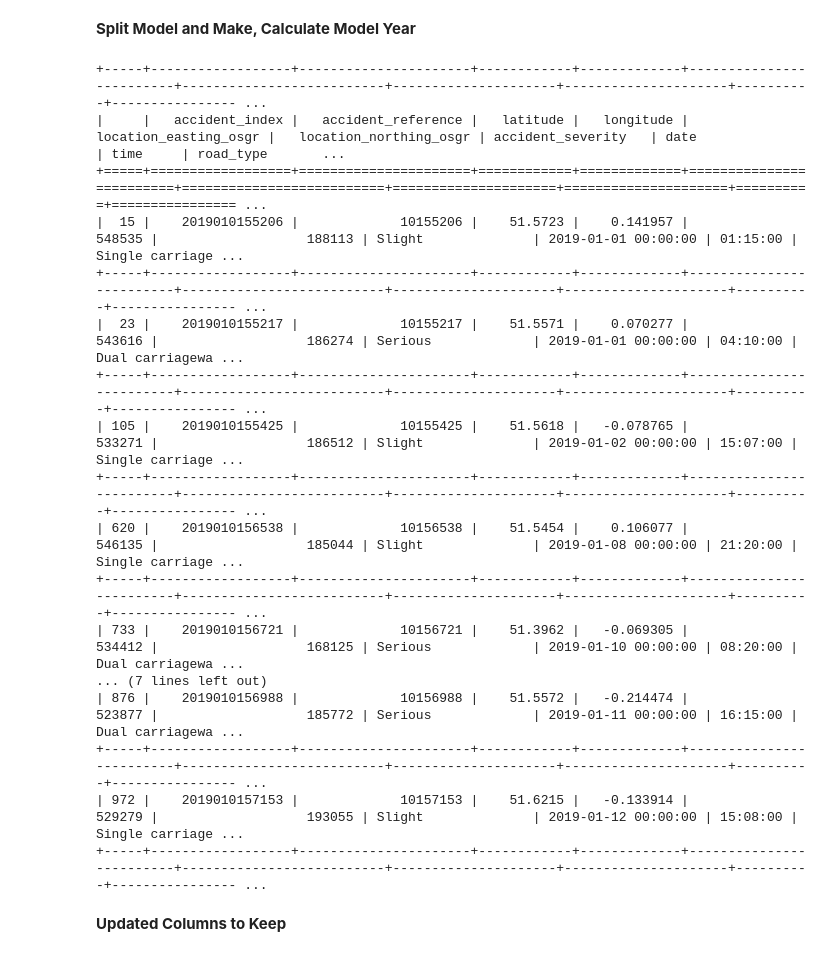
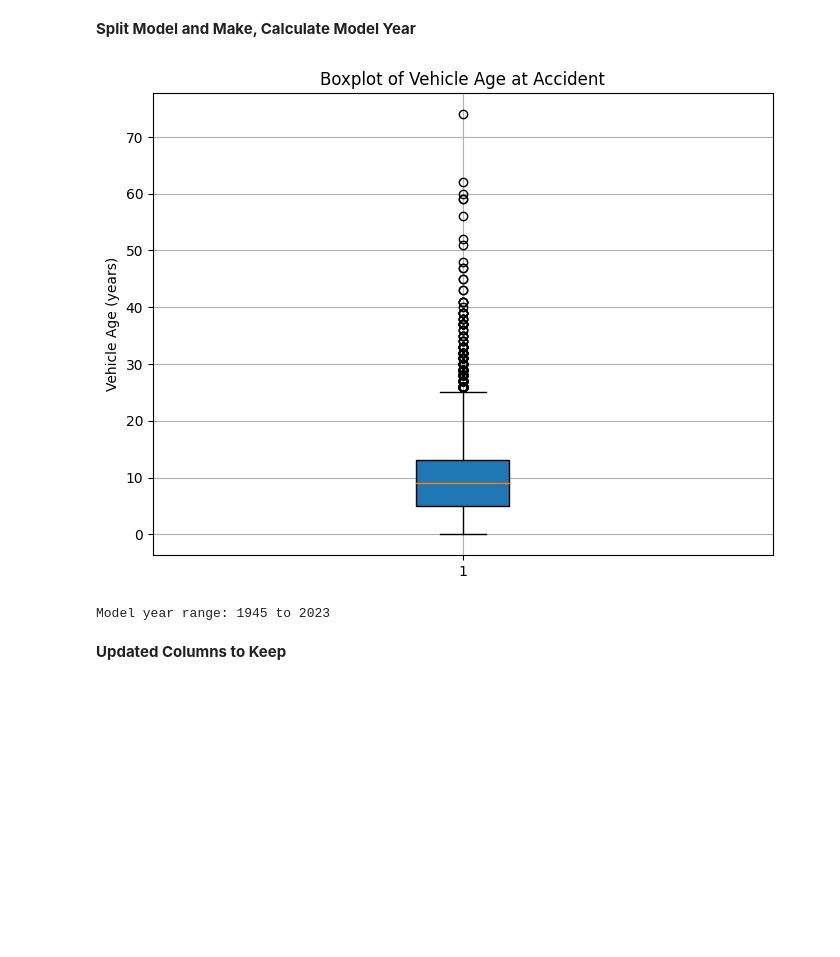
Before and after one commit to mhnrirfan/ML-AI-Risk-Analysis-AV-Data-, a Jupyter notebook: Cleaning, EDA, FE/UK_Cleaning.ipynb, the cells around one changed output. Drawn from its saved outputs; the diff is of its cells as text; code cells hidden in the pictures; blank space fills up the shorter version.

```diff
--- a/Cleaning, EDA, FE/UK_Cleaning.ipynb
+++ b/Cleaning, EDA, FE/UK_Cleaning.ipynb
@@ -406,7 +406,7 @@ count_and_sum_missing_values(merged_df)
 **Drop all Unknown Value Rows as <5%**
 # %%
 # Replace 'Unknown' and 'Missing' with NaN for easier filtering
-merged_df.replace(['Unknown', 'Missing'], pd.NA, inplace=True)
+merged_df.replace(['Unknown', 'Missing','-1'], pd.NA, inplace=True)
 # Drop rows with any NaN values
 merged_df.dropna(inplace=True)
 
@@ -559,32 +573,57 @@ print(merged_df.columns.tolist())
 # %% [markdown]
 **Split Model and Make, Calculate Model Year**
 # %%
+from datetime import timedelta
+import pandas as pd
+
+# Remove rows with placeholder -1 values
+merged_df = merged_df[~merged_df.isin([-1]).any(axis=1)]
+
 # Split 'generic_make_model' into 'make' and 'model'
-merged_df = merged_df[~merged_df.isin([-1]).any(axis=1)]
 merged_df[['make', 'model']] = merged_df['generic_make_model'].str.extract(r'^(\S+)\s*(.*)$')
 
-# Create a new column 'model_year' by subtracting 'age_of_vehicle' from 'accident_year'
-merged_df['accident_year'] = merged_df['date'].dt.year
-merged_df['model_year'] = merged_df['accident_year'] - merged_df['age_of_vehicle']
-print(tabulate(merged_df.head(10), headers='keys', tablefmt='grid', showindex=True))
+# Ensure 'age_of_vehicle' is numeric
+merged_df['age_of_vehicle'] = pd.to_numeric(merged_df['age_of_vehicle'], errors='coerce')
+
+# Convert 'date' to datetime
+merged_df['incident_date'] = pd.to_datetime(merged_df['date'], errors='coerce')
+
+# Calculate model date by subtracting age from incident date
+merged_df['model_date'] = merged_df['incident_date'] - merged_df['age_of_vehicle'].apply(lambda x: pd.Timedelta(days=365.25 * x) if pd.notnull(x) else pd.NaT)
+
+# Extract model year from model_date
+merged_df['model_year'] = merged_df['model_date'].dt.year
+
+# Replace invalid model years with 'Unknown'
+merged_df['model_year'] = merged_df['model_year'].where(merged_df['model_year'].notna(), 'Unknown')
-# %% [output]
-+-----+------------------+----------------------+------------+-------------+-------------------------+--------------------------+---------------------+---------------------+----------+---------------- ...
-|     |   accident_index |   accident_reference |   latitude |   longitude |   location_easting_osgr |   location_northing_osgr | accident_severity   | date                | time     | road_type       ...
-+=====+==================+======================+============+=============+=========================+==========================+=====================+=====================+==========+================ ...
-|  15 |    2019010155206 |             10155206 |    51.5723 |    0.141957 |                  548535 |                   188113 | Slight              | 2019-01-01 00:00:00 | 01:15:00 | Single carriage ...
-+-----+------------------+----------------------+------------+-------------+-------------------------+--------------------------+---------------------+---------------------+----------+---------------- ...
-|  23 |    2019010155217 |             10155217 |    51.5571 |    0.070277 |                  543616 |                   186274 | Serious             | 2019-01-01 00:00:00 | 04:10:00 | Dual carriagewa ...
-+-----+------------------+----------------------+------------+-------------+-------------------------+--------------------------+---------------------+---------------------+----------+---------------- ...
-| 105 |    2019010155425 |             10155425 |    51.5618 |   -0.078765 |                  533271 |                   186512 | Slight              | 2019-01-02 00:00:00 | 15:07:00 | Single carriage ...
-+-----+------------------+----------------------+------------+-------------+-------------------------+--------------------------+---------------------+---------------------+----------+---------------- ...
-| 620 |    2019010156538 |             10156538 |    51.5454 |    0.106077 |                  546135 |                   185044 | Slight              | 2019-01-08 00:00:00 | 21:20:00 | Single carriage ...
-+-----+------------------+----------------------+------------+-------------+-------------------------+--------------------------+---------------------+---------------------+----------+---------------- ...
-| 733 |    2019010156721 |             10156721 |    51.3962 |   -0.069305 |                  534412 |                   168125 | Serious             | 2019-01-10 00:00:00 | 08:20:00 | Dual carriagewa ...
-... (7 lines left out)
-| 876 |    2019010156988 |             10156988 |    51.5572 |   -0.214474 |                  523877 |                   185772 | Serious             | 2019-01-11 00:00:00 | 16:15:00 | Dual carriagewa ...
-+-----+------------------+----------------------+------------+-------------+-------------------------+--------------------------+---------------------+---------------------+----------+---------------- ...
-| 972 |    2019010157153 |             10157153 |    51.6215 |   -0.133914 |                  529279 |                   193055 | Slight              | 2019-01-12 00:00:00 | 15:08:00 | Single carriage ...
-+-----+------------------+----------------------+------------+-------------+-------------------------+--------------------------+---------------------+---------------------+----------+---------------- ...
+# %%
+import matplotlib.pyplot as plt
+
+# Drop rows with missing or invalid age_of_vehicle
+age_data = merged_df['age_of_vehicle'].dropna()
+
+plt.figure(figsize=(8, 6))
+plt.boxplot(age_data, vert=True, patch_artist=True)
+plt.title('Boxplot of Vehicle Age at Accident')
+plt.ylabel('Vehicle Age (years)')
+plt.grid(True)
+plt.show()
+# %% [output]
+[figure, added]
+# %%
+# Convert model_year to numeric if it's not already (ignore non-numeric like 'Unknown')
+model_year_numeric = pd.to_numeric(merged_df['model_year'], errors='coerce')
+
+# Drop NaNs caused by invalid values
+model_year_clean = model_year_numeric.dropna()
+
+# Get range
+min_year = model_year_clean.min()
+max_year = model_year_clean.max()
+
+print(f"Model year range: {int(min_year)} to {int(max_year)}")
+# %% [output]
+Model year range: 1945 to 2023
 # %% [markdown]
 **Updated Columns to Keep**
 # %%
```
Also changed, not shown: parts of 4 cells of this notebook, 6 other files.
